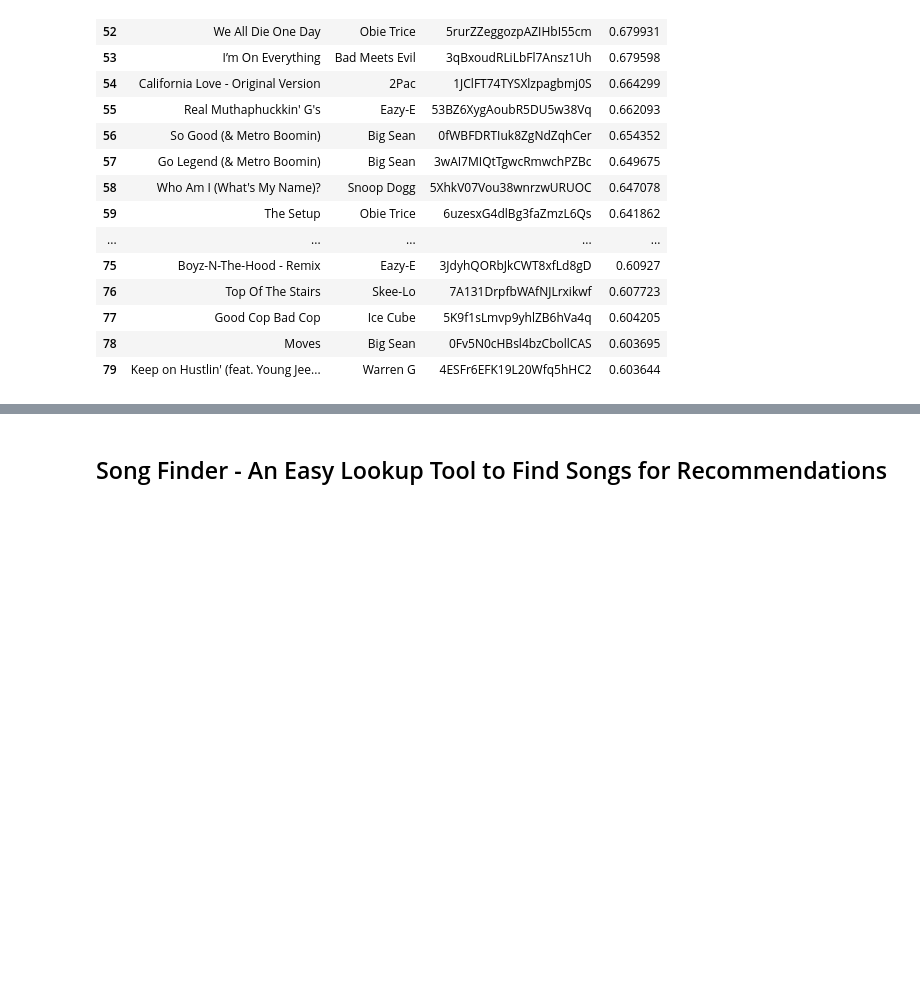
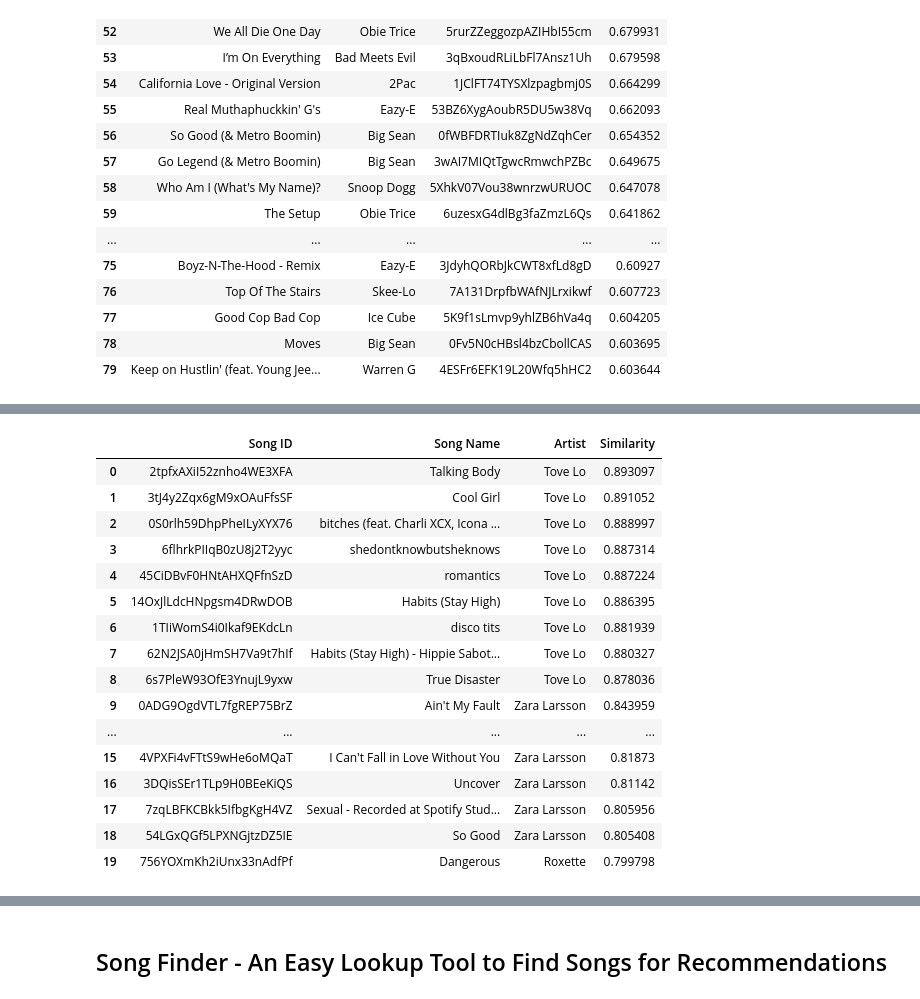
Before and after one commit to jonjohnsontc/songwriter-graph, a Jupyter notebook: notebooks/cosine.ipynb, the cells around one changed output, grey strips where cells are left out. Drawn from its saved outputs; the diff is of its cells as text; code cells hidden in the pictures; blank space fills up the shorter version.

```diff
--- a/notebooks/cosine.ipynb
+++ b/notebooks/cosine.ipynb
@@ -84,19 +67,16 @@ cos_sim_mat.shape
 # %%
-def feat_sim_da(song_id, k=20, song_db=main_song_list):
+def feat_sim_da(song_id, k=20, song_db=main_song_list, cos_sim_mat=cos_sim_mat):
     '''
-    Returns array of indices for top k songs with greatest similarity to given song, but only
-    from artists who didn't perform the given song, along with
-    their similarity rating, based on precomputed cosine similarity of feature vectors.
+    Returns array of indices for top k songs with greatest similarity to a given song, but only
+    from artists who didn't perform the given song, along with their similarity rating,
+    based on precomputed cosine similarity of feature vectors.
 
     top_songs_feat, top_songs_feat_sim = get_sim.by_feats(ind_song_id, k, cos_sim_mat)
-
     '''
     artist_id = song_db['artist_id'].loc[song_id]
     artist_songs = song_db.index[song_db['artist_id'] == artist_id].drop(song_id)
-    new_svd = svds_df.drop(artist_songs, 0)
-    csm = cosine_similarity(new_svd, new_svd)
 
-    top_songs_feat = np.argsort(csm[svd_song_id[song_id]])[-2:-(k+2):-1]
-    top_songs_feat_sim = np.sort(csm[svd_song_id[song_id]])[-2:-(k+2):-1]
+    top_songs_feat = np.argsort(cos_sim_mat[svd_song_id[song_id]])[-2:-(k+12):-1]
+    top_songs_feat_sim = np.sort(cos_sim_mat[svd_song_id[song_id]])[-2:-(k+12):-1]
 
-    return top_songs_feat, top_songs_feat_sim
+    return top_songs_feat, top_songs_feat_sim, artist_songs
@@ -199,0 +140,16 @@ get_recs('0eKyHwckh9vQb8ncZ2DXCs', 100).iloc[80:, :]
+# %%
+def get_recs_da(song_id, k=20, song_db=main_song_list, cos_sim_mat=cos_sim_mat):
+    try:
+        top_songs_feat, top_songs_feat_sim, artist_songs = feat_sim_da(song_id, k)
+        recs = pd.DataFrame([[song_id_name[svd_song_idr[x]] for x in top_songs_feat],
+                                 [song_id_artist[svd_song_idr[x]] for x in top_songs_feat],
+                                 [svd_song_idr[x] for x in top_songs_feat],
+                                 list(top_songs_feat_sim)],index=['Song Name', 'Artist', 'Song ID', 'Similarity']).T
+        recs.set_index('Song ID', inplace=True)
+        for song in artist_songs:
+            if song in recs.index:
+                recs.drop(song, inplace=True)
+        recs.reset_index(inplace=True)
+        return recs.head(k)
+    except:
+        print('No results available for that id. Please refer to the Song Finder for a list of valid ids.')
@@ -199,0 +176,20 @@ get_recs('0eKyHwckh9vQb8ncZ2DXCs', 100).iloc[80:, :]
+# %%
+get_recs_da('6SluaPiV04KOaRTOIScoff')
+# %% [output]
+|  | Song ID | Song Name | Artist | Similarity |
+| 0 | 2tpfxAXiI52znho4WE3XFA | Talking Body | Tove Lo | 0.893097 |
+| 1 | 3tJ4y2Zqx6gM9xOAuFfsSF | Cool Girl | Tove Lo | 0.891052 |
+| 2 | 0S0rlh59DhpPheILyXYX76 | bitches (feat. Charli XCX, Icona ... | Tove Lo | 0.888997 |
+| 3 | 6flhrkPIIqB0zU8j2T2yyc | shedontknowbutsheknows | Tove Lo | 0.887314 |
+| 4 | 45CiDBvF0HNtAHXQFfnSzD | romantics | Tove Lo | 0.887224 |
+| 5 | 14OxJlLdcHNpgsm4DRwDOB | Habits (Stay High) | Tove Lo | 0.886395 |
+| 6 | 1TIiWomS4i0Ikaf9EKdcLn | disco tits | Tove Lo | 0.881939 |
+| 7 | 62N2JSA0jHmSH7Va9t7hIf | Habits (Stay High) - Hippie Sabot... | Tove Lo | 0.880327 |
+| 8 | 6s7PleW93OfE3YnujL9yxw | True Disaster | Tove Lo | 0.878036 |
+| 9 | 0ADG9OgdVTL7fgREP75BrZ | Ain't My Fault | Zara Larsson | 0.843959 |
+| ... | ... | ... | ... | ... |
+| 15 | 4VPXFi4vFTtS9wHe6oMQaT | I Can't Fall in Love Without You | Zara Larsson | 0.81873 |
+| 16 | 3DQisSEr1TLp9H0BEeKiQS | Uncover | Zara Larsson | 0.81142 |
+| 17 | 7zqLBFKCBkk5IfbgKgH4VZ | Sexual - Recorded at Spotify Stud... | Zara Larsson | 0.805956 |
+| 18 | 54LGxQGf5LPXNGjtzDZ5IE | So Good | Zara Larsson | 0.805408 |
+| 19 | 756YOXmKh2iUnx33nAdfPf | Dangerous | Roxette | 0.799798 |
```
Also changed, not shown: parts of 18 cells of this notebook, 6 other files.
